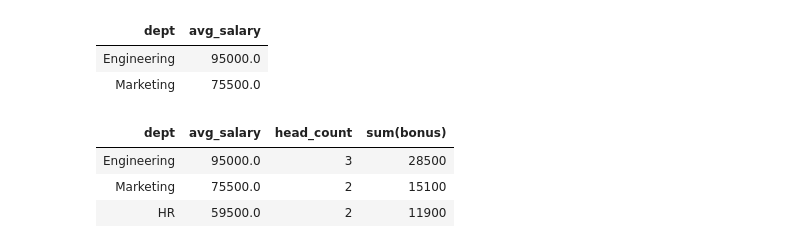
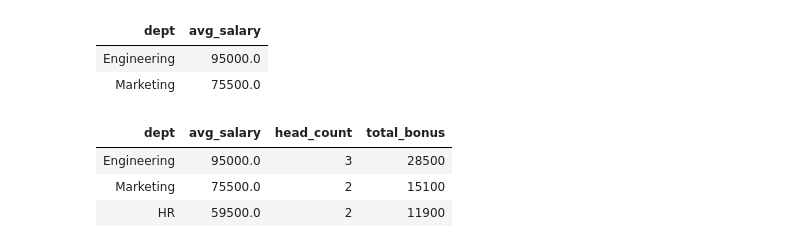
Before and after one commit to chinthan22222/Databricks, a Jupyter notebook: hr_project/notebooks/05_analysis.ipynb, the cells around one changed output. Drawn from its saved outputs; the diff is of its cells as text; code cells hidden in the pictures.

```diff
--- a/hr_project/notebooks/05_analysis.ipynb
+++ b/hr_project/notebooks/05_analysis.ipynb
@@ -63,14 +63,18 @@ display(result_2)
 | Marketing | 75500.0 |
 # %%
 result_3 = spark.sql("""
-    SELECT dept, avg(salary) as avg_salary, count(name) as head_count, sum(bonus)
+    SELECT
+        dept,
+        ROUND(avg(salary), 0) as avg_salary,
+        count(name) as head_count,
+        sum(bonus) as total_bonus
     FROM emp_view
     GROUP BY dept
     ORDER BY avg_salary DESC
 """)
 display(result_3)
 # %% [output]
-| dept | avg_salary | head_count | sum(bonus) |
+| dept | avg_salary | head_count | total_bonus |
 | Engineering | 95000.0 | 3 | 28500 |
 | Marketing | 75500.0 | 2 | 15100 |
 | HR | 59500.0 | 2 | 11900 |
```
Also changed, not shown: 5 other files.
